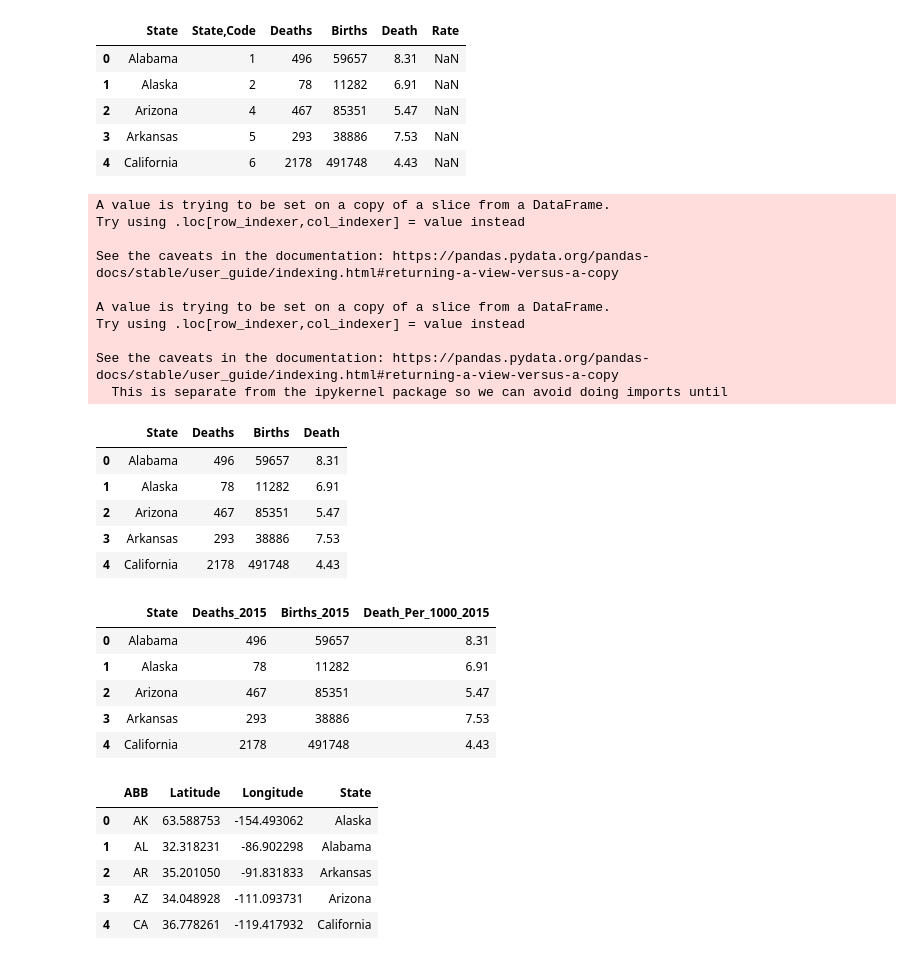
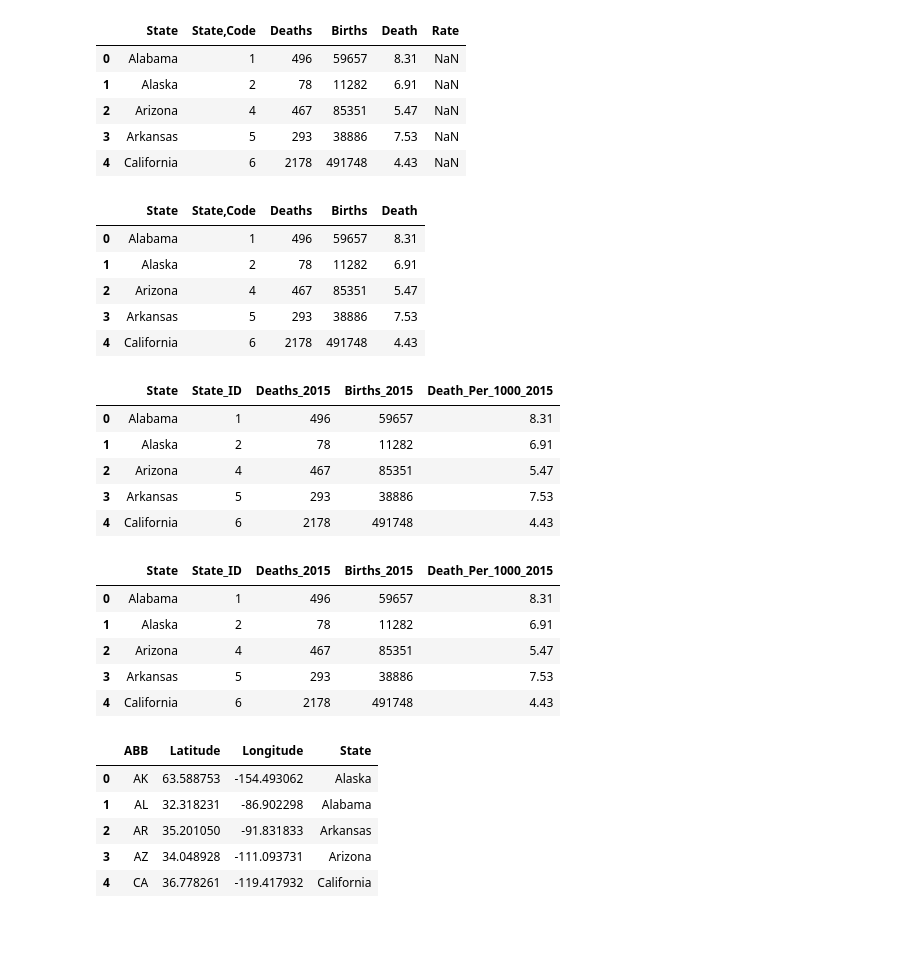
Before and after one commit to Sanjaye22/CU-BootCampProject-Two, a Jupyter notebook: Notebook/CU-BootCampProject_Two Notebook.ipynb, the cells around one changed output. Saved outputs shown, nothing was run; the diff lists cells and outputs as text; code cells hidden in the pictures; blank space fills up the shorter version.

```diff
--- a/Notebook/CU-BootCampProject_Two Notebook.ipynb
+++ b/Notebook/CU-BootCampProject_Two Notebook.ipynb
@@ -90,9 +106,9 @@ newdf2010updated_df.head()
 # %%
-#path to CSV data
-file2 = "../Data/2015_infant_mortality.csv"
+# Path to file to read CSV data into pandas
+filestateinfant2 = "../Data/2015_infant_mortality.csv"
 
-# Read CSV data into pandas
-df2 = pd.read_csv(file2)
+# Read CSV data to create the 2015 states infants dataframe
+df2 = pd.read_csv(filestateinfant2)
 df2.head()
 # %% [output]
 |  | State | State,Code | Deaths | Births | Death | Rate |
@@ -101,36 +117,39 @@ df2.head()
 | 2 | Arizona | 4 | 467 | 85351 | 5.47 | NaN |
 | 3 | Arkansas | 5 | 293 | 38886 | 7.53 | NaN |
 | 4 | California | 6 | 2178 | 491748 | 4.43 | NaN |
+# %%
+# Cleaning 2015 States infants data
+stateinfant2015_df = df2.iloc[:,0:5]
+
+stateinfant2015_df.head()
+# %% [output]
+|  | State | State,Code | Deaths | Births | Death |
+| 0 | Alabama | 1 | 496 | 59657 | 8.31 |
+| 1 | Alaska | 2 | 78 | 11282 | 6.91 |
+| 2 | Arizona | 4 | 467 | 85351 | 5.47 |
+| 3 | Arkansas | 5 | 293 | 38886 | 7.53 |
+| 4 | California | 6 | 2178 | 491748 | 4.43 |
+# %%
+# Renamed columns in 2015 state infants dataframe
+newstateinfant2015_df = stateinfant2015_df.rename(columns={"Deaths":"Deaths_2015", "Births":"Births_2015",
+                                                           "State,Code":"State_ID", "Death": "Death_Per_1000_2015"})
+newstateinfant2015_df.head()
+# %% [output]
+|  | State | State_ID | Deaths_2015 | Births_2015 | Death_Per_1000_2015 |
+| 0 | Alabama | 1 | 496 | 59657 | 8.31 |
+| 1 | Alaska | 2 | 78 | 11282 | 6.91 |
+| 2 | Arizona | 4 | 467 | 85351 | 5.47 |
+| 3 | Arkansas | 5 | 293 | 38886 | 7.53 |
+| 4 | California | 6 | 2178 | 491748 | 4.43 |
 # %%
-newdf2015_df = df2[['State', 'Deaths', 'Births', 'Death']]
-newdf2015_df["State"] = newdf2015_df["State"].str.strip()
-newdf2015_df["State"] = newdf2015_df["State"].str.replace(",", " ")
-newdf2015_df.head()
+newstateinfant2015_df["State"] = newstateinfant2015_df["State"].str.strip()
+newstateinfant2015_df["State"] = newstateinfant2015_df["State"].str.replace(",", " ")
+newstateinfant2015_df.head()
 # %% [output]
-A value is trying to be set on a copy of a slice from a DataFrame.
-Try using .loc[row_indexer,col_indexer] = value instead
-
-See the caveats in the documentation: https://pandas.pydata.org/pandas-docs/stable/user_guide/indexing.html#returning-a-view-versus-a-copy
-
-A value is trying to be set on a copy of a slice from a DataFrame.
-Try using .loc[row_indexer,col_indexer] = value instead
-
-See the caveats in the documentation: https://pandas.pydata.org/pandas-docs/stable/user_guide/indexing.html#returning-a-view-versus-a-copy
-  This is separate from the ipykernel package so we can avoid doing imports until
-|  | State | Deaths | Births | Death |
-| 0 | Alabama | 496 | 59657 | 8.31 |
-| 1 | Alaska | 78 | 11282 | 6.91 |
-| 2 | Arizona | 467 | 85351 | 5.47 |
-| 3 | Arkansas | 293 | 38886 | 7.53 |
-| 4 | California | 2178 | 491748 | 4.43 |
+|  | State | State_ID | Deaths_2015 | Births_2015 | Death_Per_1000_2015 |
+| 0 | Alabama | 1 | 496 | 59657 | 8.31 |
+| 1 | Alaska | 2 | 78 | 11282 | 6.91 |
+| 2 | Arizona | 4 | 467 | 85351 | 5.47 |
+| 3 | Arkansas | 5 | 293 | 38886 | 7.53 |
+| 4 | California | 6 | 2178 | 491748 | 4.43 |
-# %%
-newdf2015updated_df = newdf2015_df.rename(columns={"Deaths":"Deaths_2015", "Births":"Births_2015", "Death": "Death_Per_1000_2015"})
-newdf2015updated_df.head()
-# %% [output]
-|  | State | Deaths_2015 | Births_2015 | Death_Per_1000_2015 |
-| 0 | Alabama | 496 | 59657 | 8.31 |
-| 1 | Alaska | 78 | 11282 | 6.91 |
-| 2 | Arizona | 467 | 85351 | 5.47 |
-| 3 | Arkansas | 293 | 38886 | 7.53 |
-| 4 | California | 2178 | 491748 | 4.43 |
 # %%
```
Also changed, not shown: parts of 24 cells of this notebook, 3 other files.
